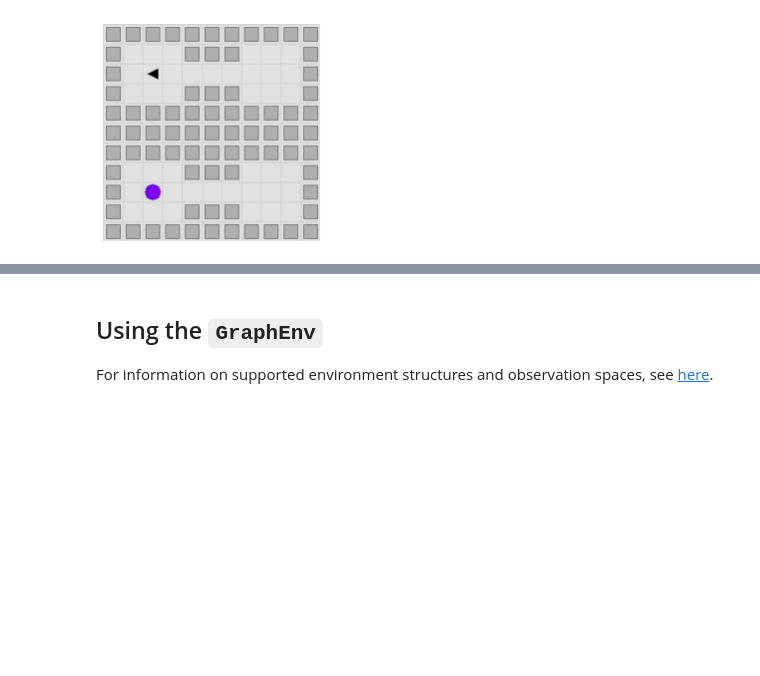
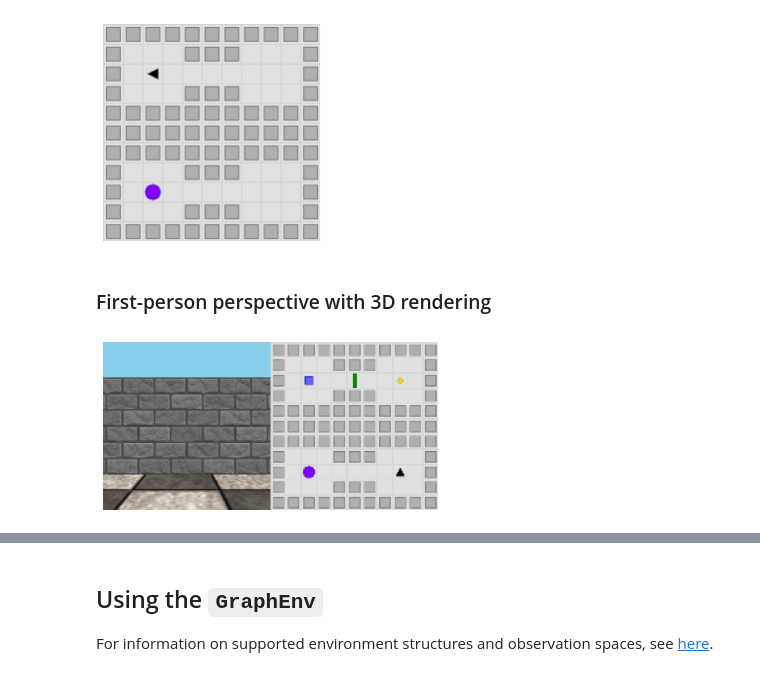
Before and after one commit to awjuliani/neuro-nav, a Jupyter notebook: notebooks/usage_tutorial.ipynb, the cells around one changed output, grey strips where cells are left out. Cells and saved outputs as stored; diff of their text form; code cells hidden in the pictures; blank space fills up the shorter version.

Commit message:
Support 3D rendering in `GridEnv` (#36)
* Adds support for 3D rendering in `GridEnv` using `renderer_3d` `obs_type`.
* Miscellaneous code improvements.

```diff
--- a/notebooks/usage_tutorial.ipynb
+++ b/notebooks/usage_tutorial.ipynb
@@ -235,3 +235,11 @@ for act in actions:
 [figure]
 [figure]
 [figure]
+# %% [markdown]
+### First-person perspective with 3D rendering
+# %%
+env = GridEnv(template=GridTemplate.four_rooms_split, size=GridSize.small, obs_type=GridObservation.rendered_3d)
+obs = env.reset()
+env.render()
+# %% [output]
+[figure, added]
```
Also changed, not shown: parts of 6 cells of this notebook, 25 other files.
